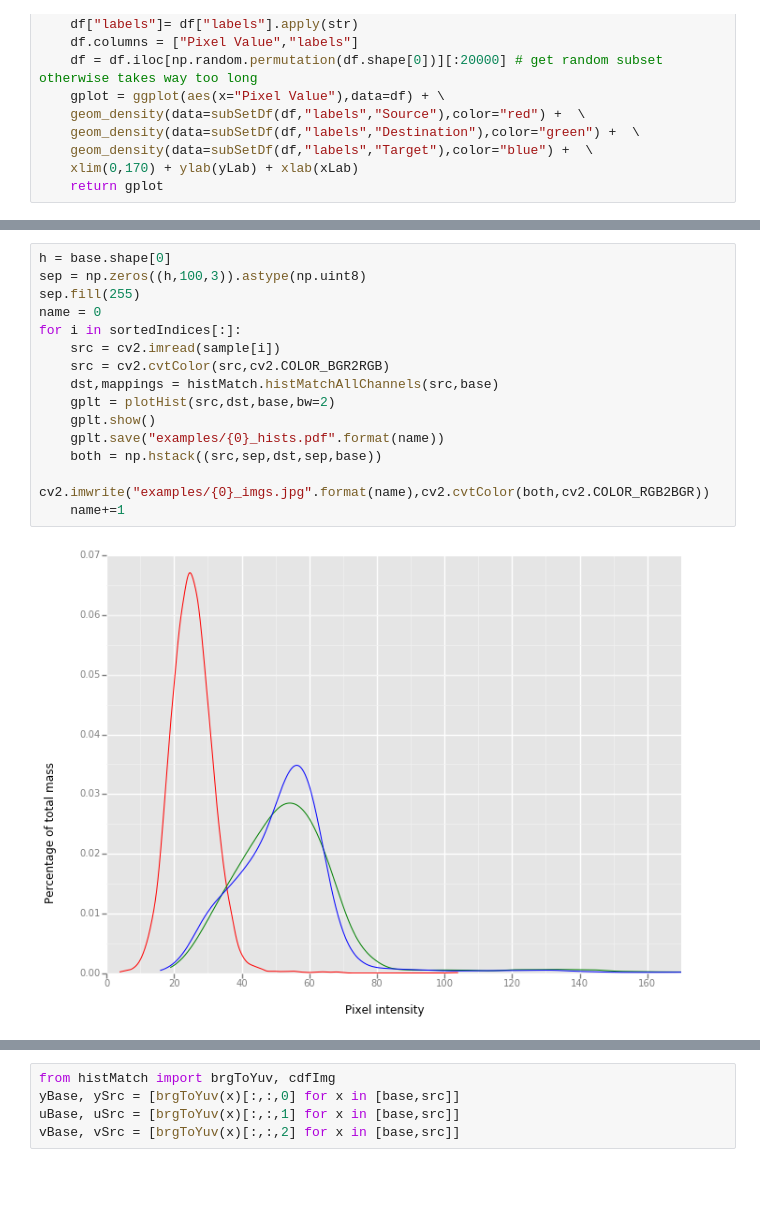
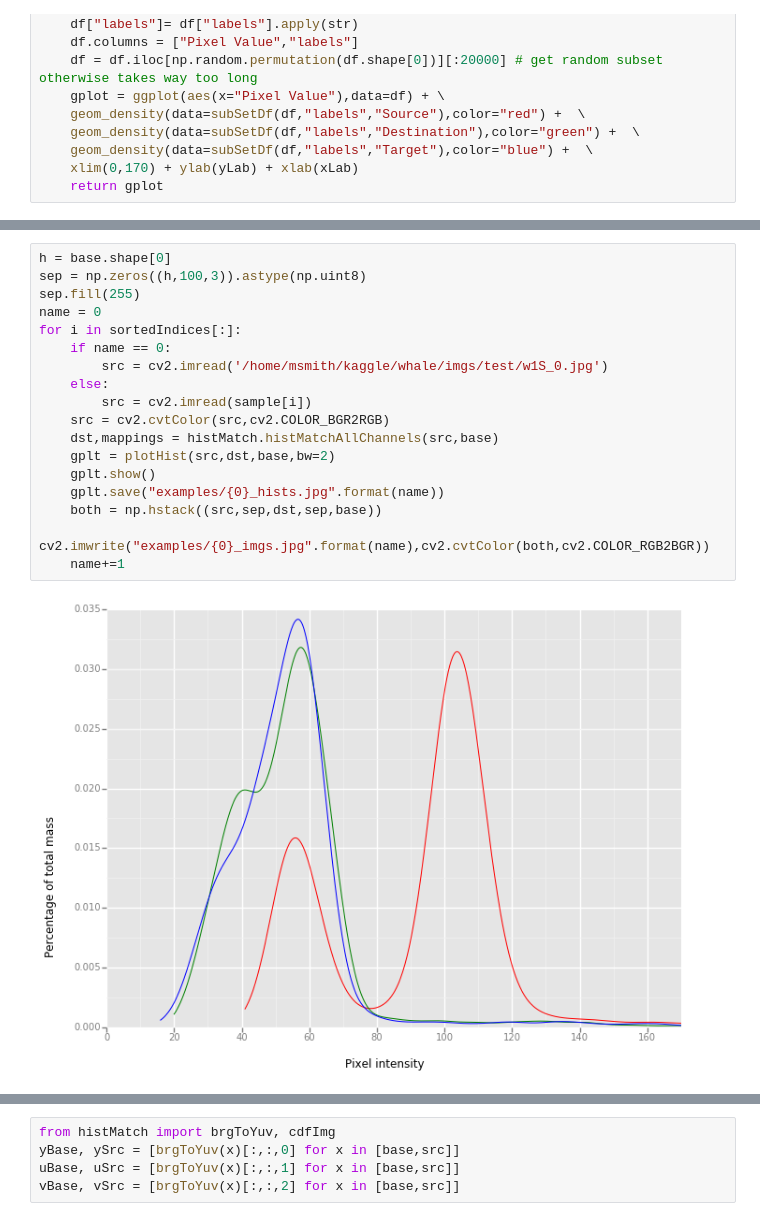
Before and after one commit to mattdns1006/Misc, a Jupyter notebook: histMatch/example.ipynb, the cells around one changed output, grey strips where cells are left out. Drawn from its saved outputs; the diff is of its cells as text; blank space fills up the shorter version.

```diff
--- a/histMatch/example.ipynb
+++ b/histMatch/example.ipynb
@@ -61,17 +61,20 @@ True
 # %%
 h = base.shape[0]
 sep = np.zeros((h,100,3)).astype(np.uint8)
 sep.fill(255)
 name = 0
 for i in sortedIndices[:]:
-    src = cv2.imread(sample[i])
+    if name == 0:
+        src = cv2.imread('/home/msmith/kaggle/whale/imgs/test/w1S_0.jpg')
+    else:
+        src = cv2.imread(sample[i])
     src = cv2.cvtColor(src,cv2.COLOR_BGR2RGB)
     dst,mappings = histMatch.histMatchAllChannels(src,base)
     gplt = plotHist(src,dst,base,bw=2)
     gplt.show()
-    gplt.save("examples/{0}_hists.pdf".format(name))
+    gplt.save("examples/{0}_hists.jpg".format(name))
     both = np.hstack((src,sep,dst,sep,base))
     cv2.imwrite("examples/{0}_imgs.jpg".format(name),cv2.cvtColor(both,cv2.COLOR_RGB2BGR))
     name+=1
 # %% [output]
-[figure, old version]
+[figure, new version]
```
Also changed, not shown: parts of 3 cells of this notebook, 1 other file.
